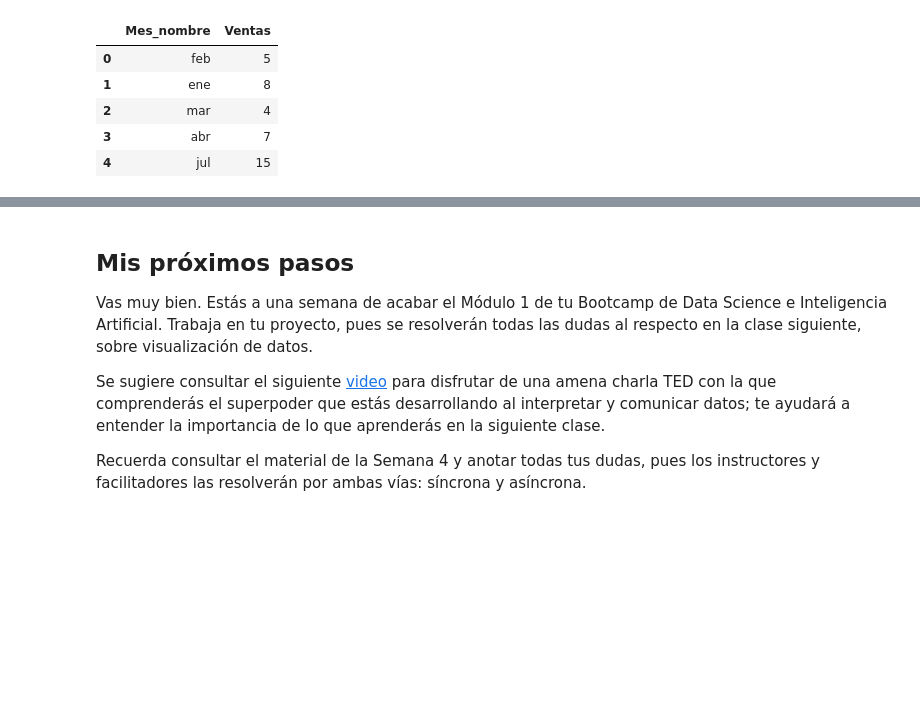
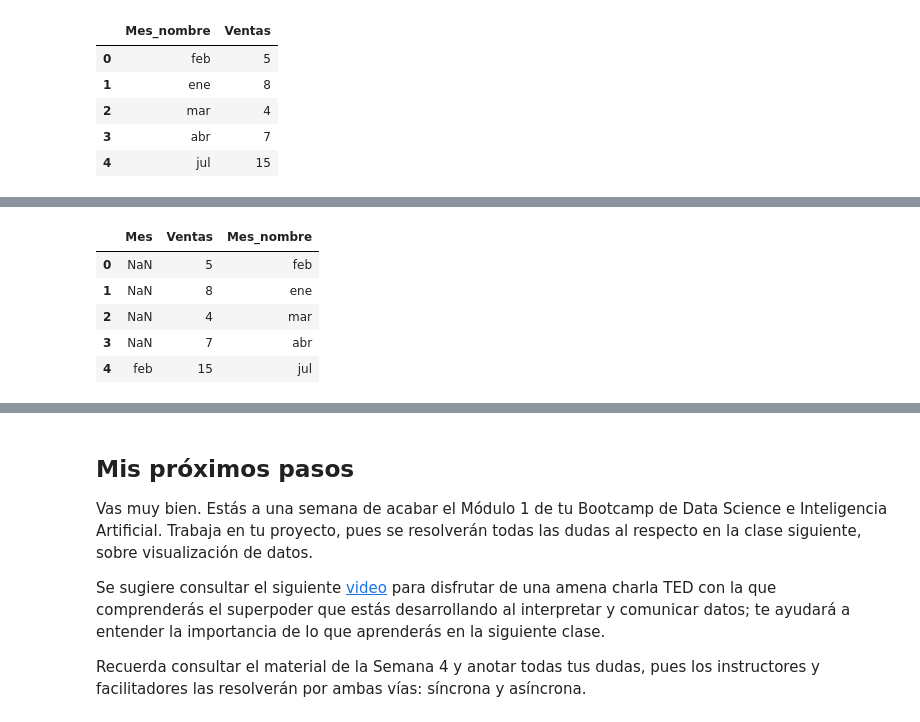
Before and after one commit to andreablass/pythonCamp, a Jupyter notebook: semana3/M1S3_Bases_de_datos_relacionales_y_no_relacionales.ipynb, the cells around one changed output, grey strips where cells are left out. Saved outputs shown, nothing was run; the diff lists cells and outputs as text; code cells hidden in the pictures; blank space fills up the shorter version.

```diff
--- a/semana3/M1S3_Bases_de_datos_relacionales_y_no_relacionales.ipynb
+++ b/semana3/M1S3_Bases_de_datos_relacionales_y_no_relacionales.ipynb
@@ -524,0 +549,9 @@ df2
+# %%
+pd.merge(df,df2,how='right')
+# %% [output]
+|  | Mes | Ventas | Mes_nombre |
+| 0 | NaN | 5 | feb |
+| 1 | NaN | 8 | ene |
+| 2 | NaN | 4 | mar |
+| 3 | NaN | 7 | abr |
+| 4 | feb | 15 | jul |
```
Also changed, not shown: parts of 12 cells of this notebook.
